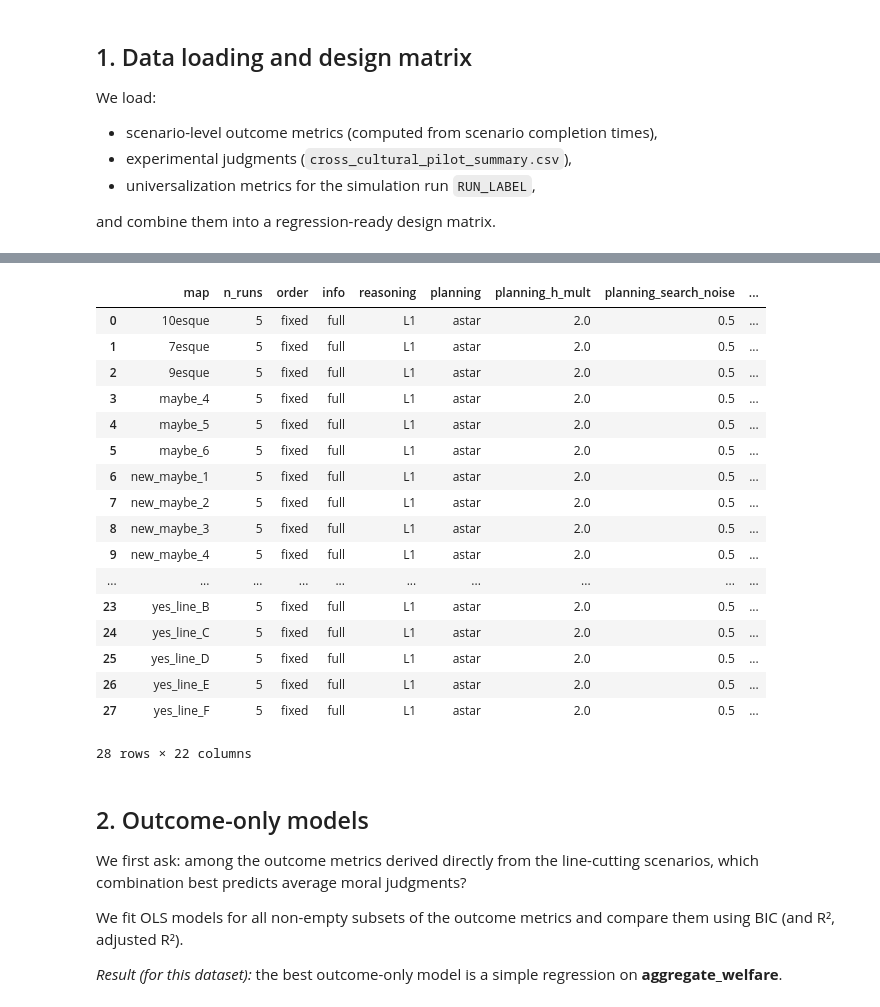
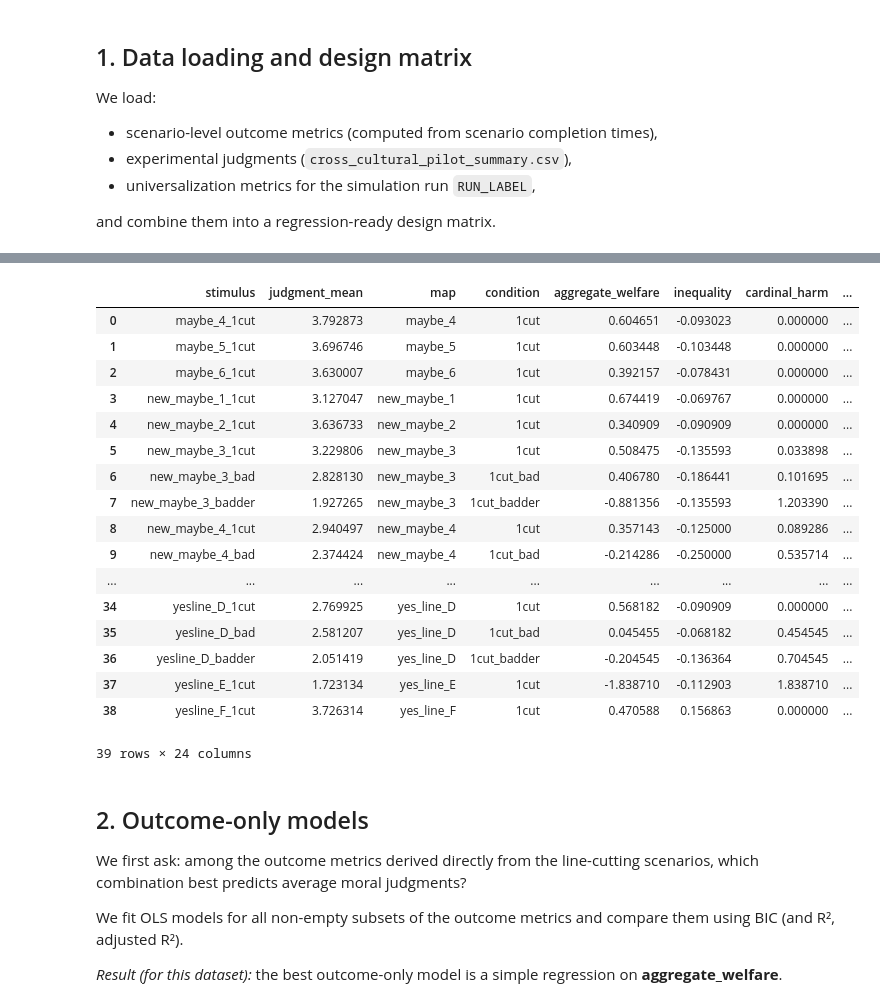
Before and after one commit to Sydney-Levine-Lab/line-cutting-model, a Jupyter notebook: analysis/fit_simulation_to_data.ipynb, the cells around one changed output, grey strips where cells are left out. Cells and saved outputs as stored; diff of their text form; code cells hidden in the pictures.

```diff
--- a/analysis/fit_simulation_to_data.ipynb
+++ b/analysis/fit_simulation_to_data.ipynb
@@ -14,11 +14,11 @@ from analysis_utils import plot_simple_regression, compare_models, fit_ols
 from pathlib import Path
 
 # Simulation run to use
-RUN_LABEL = "joe_restore_FunctionalVPol_2026-02-12"
+RUN_LABEL = "joe_1_02-06"
 
 # Saving info
 RUN_PREFIX = "joe"
-SAVE_FOLDER = Path("figures/second_nerfed_simu_02-19")
+SAVE_FOLDER = Path("figures/03-02_Compare_FVPol")
 
 # Columns used in analyses
 OUTCOME_COLS = ["aggregate_welfare", "inequality", "cardinal_harm", "ordinal_harm_blind", "gini"]
@@ -46,5 +46,6 @@ univ = get_universalization_summary(run_label=RUN_LABEL, recompute=True) # set t
 
 # Regression-ready design matrix: one row per scenario
 design = build_design_matrix(univ, out, xp)
+design = design.rename(columns={"rating_mean": "judgment_mean"}) # change to new style
 # %% [output]
 Built 39 scenario outcome rows and saved to ../data/scenarios/outcome_metrics.csv
@@ -53,24 +70,24 @@ Built universalization summary for run_label='joe_restore_FunctionalVPol_2026-02
 # %%
-univ
+design
 # %% [output]
-|  | map | n_runs | order | info | reasoning | planning | planning_h_mult | planning_search_noise | ... |
-| 0 | 10esque | 5 | fixed | full | L1 | astar | 2.0 | 0.5 | ... |
-| 1 | 7esque | 5 | fixed | full | L1 | astar | 2.0 | 0.5 | ... |
-| 2 | 9esque | 5 | fixed | full | L1 | astar | 2.0 | 0.5 | ... |
-| 3 | maybe_4 | 5 | fixed | full | L1 | astar | 2.0 | 0.5 | ... |
-| 4 | maybe_5 | 5 | fixed | full | L1 | astar | 2.0 | 0.5 | ... |
-| 5 | maybe_6 | 5 | fixed | full | L1 | astar | 2.0 | 0.5 | ... |
-| 6 | new_maybe_1 | 5 | fixed | full | L1 | astar | 2.0 | 0.5 | ... |
-| 7 | new_maybe_2 | 5 | fixed | full | L1 | astar | 2.0 | 0.5 | ... |
-| 8 | new_maybe_3 | 5 | fixed | full | L1 | astar | 2.0 | 0.5 | ... |
-| 9 | new_maybe_4 | 5 | fixed | full | L1 | astar | 2.0 | 0.5 | ... |
-| ... | ... | ... | ... | ... | ... | ... | ... | ... | ... |
-| 23 | yes_line_B | 5 | fixed | full | L1 | astar | 2.0 | 0.5 | ... |
-| 24 | yes_line_C | 5 | fixed | full | L1 | astar | 2.0 | 0.5 | ... |
-| 25 | yes_line_D | 5 | fixed | full | L1 | astar | 2.0 | 0.5 | ... |
-| 26 | yes_line_E | 5 | fixed | full | L1 | astar | 2.0 | 0.5 | ... |
-| 27 | yes_line_F | 5 | fixed | full | L1 | astar | 2.0 | 0.5 | ... |
+|  | stimulus | judgment_mean | map | condition | aggregate_welfare | inequality | cardinal_harm | ... |
+| 0 | maybe_4_1cut | 3.792873 | maybe_4 | 1cut | 0.604651 | -0.093023 | 0.000000 | ... |
+| 1 | maybe_5_1cut | 3.696746 | maybe_5 | 1cut | 0.603448 | -0.103448 | 0.000000 | ... |
+| 2 | maybe_6_1cut | 3.630007 | maybe_6 | 1cut | 0.392157 | -0.078431 | 0.000000 | ... |
+| 3 | new_maybe_1_1cut | 3.127047 | new_maybe_1 | 1cut | 0.674419 | -0.069767 | 0.000000 | ... |
+| 4 | new_maybe_2_1cut | 3.636733 | new_maybe_2 | 1cut | 0.340909 | -0.090909 | 0.000000 | ... |
+| 5 | new_maybe_3_1cut | 3.229806 | new_maybe_3 | 1cut | 0.508475 | -0.135593 | 0.033898 | ... |
+| 6 | new_maybe_3_bad | 2.828130 | new_maybe_3 | 1cut_bad | 0.406780 | -0.186441 | 0.101695 | ... |
+| 7 | new_maybe_3_badder | 1.927265 | new_maybe_3 | 1cut_badder | -0.881356 | -0.135593 | 1.203390 | ... |
+| 8 | new_maybe_4_1cut | 2.940497 | new_maybe_4 | 1cut | 0.357143 | -0.125000 | 0.089286 | ... |
+| 9 | new_maybe_4_bad | 2.374424 | new_maybe_4 | 1cut_bad | -0.214286 | -0.250000 | 0.535714 | ... |
+| ... | ... | ... | ... | ... | ... | ... | ... | ... |
+| 34 | yesline_D_1cut | 2.769925 | yes_line_D | 1cut | 0.568182 | -0.090909 | 0.000000 | ... |
+| 35 | yesline_D_bad | 2.581207 | yes_line_D | 1cut_bad | 0.045455 | -0.068182 | 0.454545 | ... |
+| 36 | yesline_D_badder | 2.051419 | yes_line_D | 1cut_badder | -0.204545 | -0.136364 | 0.704545 | ... |
+| 37 | yesline_E_1cut | 1.723134 | yes_line_E | 1cut | -1.838710 | -0.112903 | 1.838710 | ... |
+| 38 | yesline_F_1cut | 3.726314 | yes_line_F | 1cut | 0.470588 | 0.156863 | 0.000000 | ... |
-28 rows × 22 columns
+39 rows × 24 columns
 # %% [markdown]
 ## 2. Outcome-only models
 
```
Also changed, not shown: parts of 8 cells of this notebook, 11 other files.
